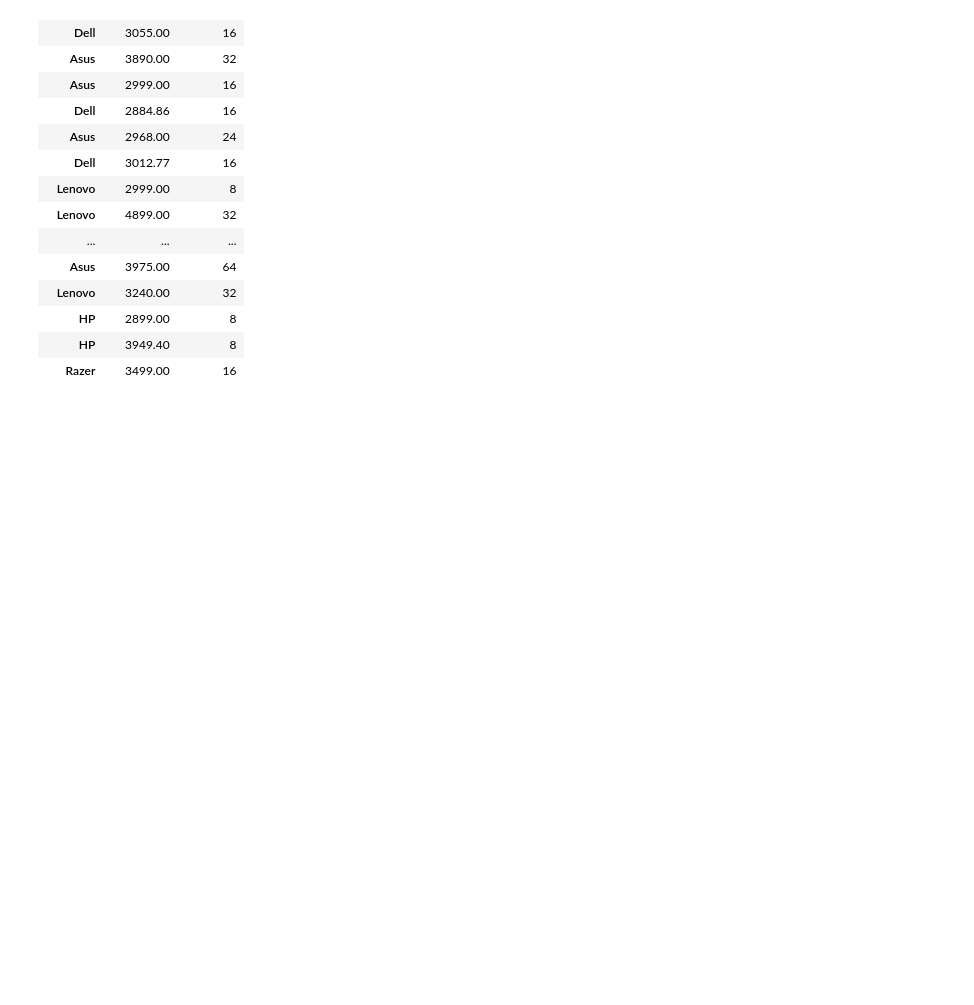
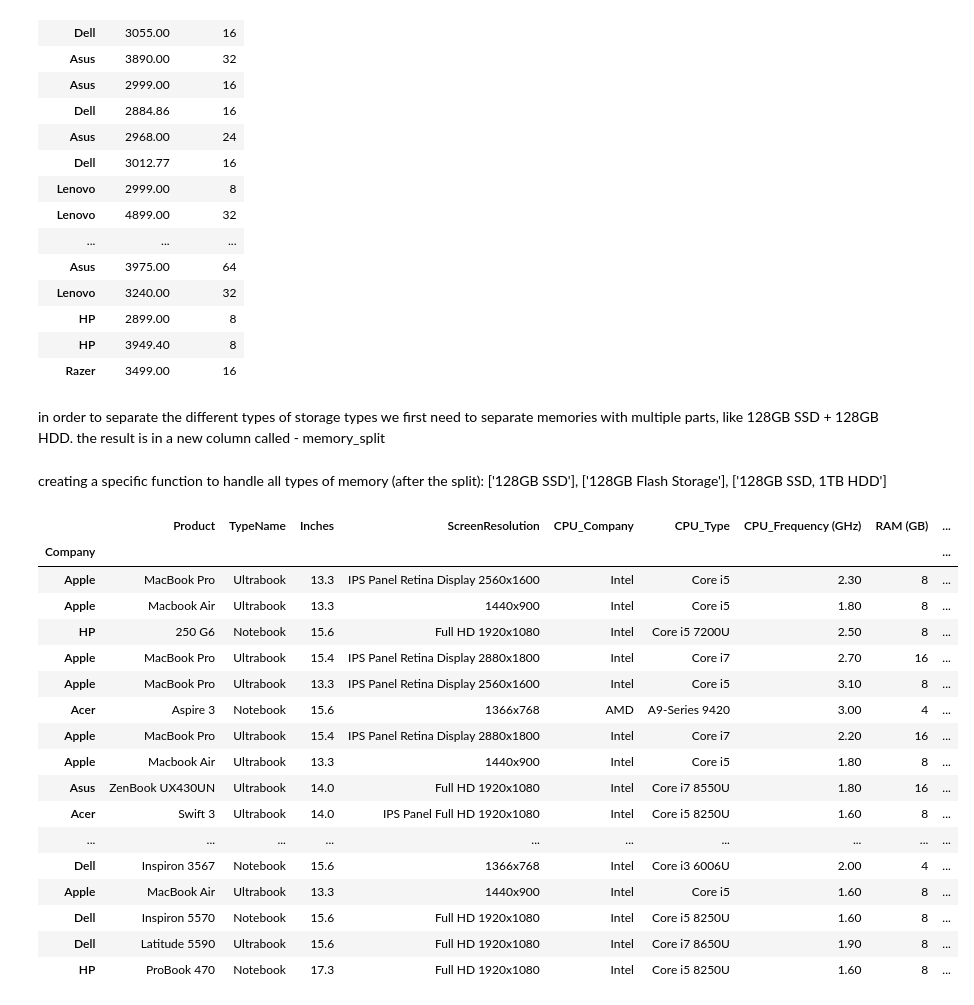
Before and after one commit to mhasid/miniproject1, a Jupyter notebook: prices.ipynb, the cells around one changed output. Cells and saved outputs as stored; diff of their text form; code cells hidden in the pictures; blank space fills up the shorter version.

Commit message:
add Storage type column by extracting only the storage type from the memory column

```diff
--- a/prices.ipynb
+++ b/prices.ipynb
@@ -148,3 +148,43 @@ outliers[['Price (Euro)', 'RAM (GB)']]
 | HP | 2899.00 | 8 |
 | HP | 3949.40 | 8 |
 | Razer | 3499.00 | 16 |
+# %% [markdown]
+in order to separate the different types of storage types we first need to separate memories with multiple parts, like 128GB SSD + 128GB HDD. the result is in a new column called - memory_split
+# %%
+laptop_prices_df['Memory_split'] = laptop_prices_df['Memory'].str.split(r'\s*\+\s*')
+# %% [markdown]
+creating a specific function to handle all types of memory (after the split): ['128GB SSD'], ['128GB Flash Storage'], ['128GB SSD, 1TB HDD']
+# %%
+def extract_storage(memory_list):
+    storage_types = []
+    for part in memory_list:
+        #split at the first space
+        split_part = part.split(' ', 1)
+        #take everything after the first space (the storage type)
+        storage_type = split_part[1]
+        #add it to the storage types list
+        storage_types.append(storage_type)
+
+    #join multiple storage types with + if there are more than one
+    return ' + '.join(storage_types)
+
+laptop_prices_df['Storage type'] = laptop_prices_df['Memory_split'].apply(extract_storage)
+# %% [output]
+|  | Product | TypeName | Inches | ScreenResolution | CPU_Company | CPU_Type | CPU_Frequency (GHz) | RAM (GB) | ... |
+| Company |  |  |  |  |  |  |  |  | ... |
+| Apple | MacBook Pro | Ultrabook | 13.3 | IPS Panel Retina Display 2560x1600 | Intel | Core i5 | 2.30 | 8 | ... |
+| Apple | Macbook Air | Ultrabook | 13.3 | 1440x900 | Intel | Core i5 | 1.80 | 8 | ... |
+| HP | 250 G6 | Notebook | 15.6 | Full HD 1920x1080 | Intel | Core i5 7200U | 2.50 | 8 | ... |
+| Apple | MacBook Pro | Ultrabook | 15.4 | IPS Panel Retina Display 2880x1800 | Intel | Core i7 | 2.70 | 16 | ... |
+| Apple | MacBook Pro | Ultrabook | 13.3 | IPS Panel Retina Display 2560x1600 | Intel | Core i5 | 3.10 | 8 | ... |
+| Acer | Aspire 3 | Notebook | 15.6 | 1366x768 | AMD | A9-Series 9420 | 3.00 | 4 | ... |
+| Apple | MacBook Pro | Ultrabook | 15.4 | IPS Panel Retina Display 2880x1800 | Intel | Core i7 | 2.20 | 16 | ... |
+| Apple | Macbook Air | Ultrabook | 13.3 | 1440x900 | Intel | Core i5 | 1.80 | 8 | ... |
+| Asus | ZenBook UX430UN | Ultrabook | 14.0 | Full HD 1920x1080 | Intel | Core i7 8550U | 1.80 | 16 | ... |
+| Acer | Swift 3 | Ultrabook | 14.0 | IPS Panel Full HD 1920x1080 | Intel | Core i5 8250U | 1.60 | 8 | ... |
+| ... | ... | ... | ... | ... | ... | ... | ... | ... | ... |
+| Dell | Inspiron 3567 | Notebook | 15.6 | 1366x768 | Intel | Core i3 6006U | 2.00 | 4 | ... |
+| Apple | MacBook Air | Ultrabook | 13.3 | 1440x900 | Intel | Core i5 | 1.60 | 8 | ... |
+| Dell | Inspiron 5570 | Notebook | 15.6 | Full HD 1920x1080 | Intel | Core i5 8250U | 1.60 | 8 | ... |
+| Dell | Latitude 5590 | Ultrabook | 15.6 | Full HD 1920x1080 | Intel | Core i7 8650U | 1.90 | 8 | ... |
+| HP | ProBook 470 | Notebook | 17.3 | Full HD 1920x1080 | Intel | Core i5 8250U | 1.60 | 8 | ... |
```
